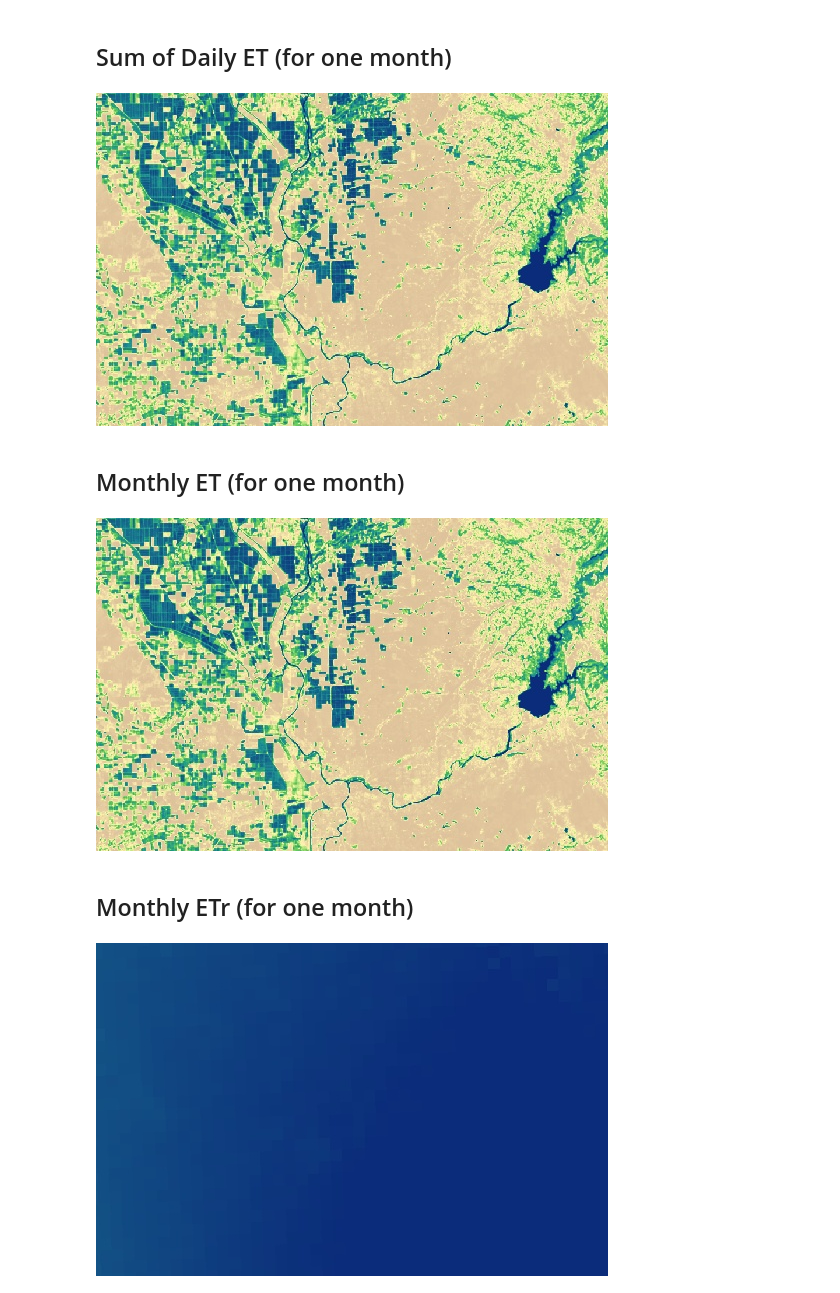
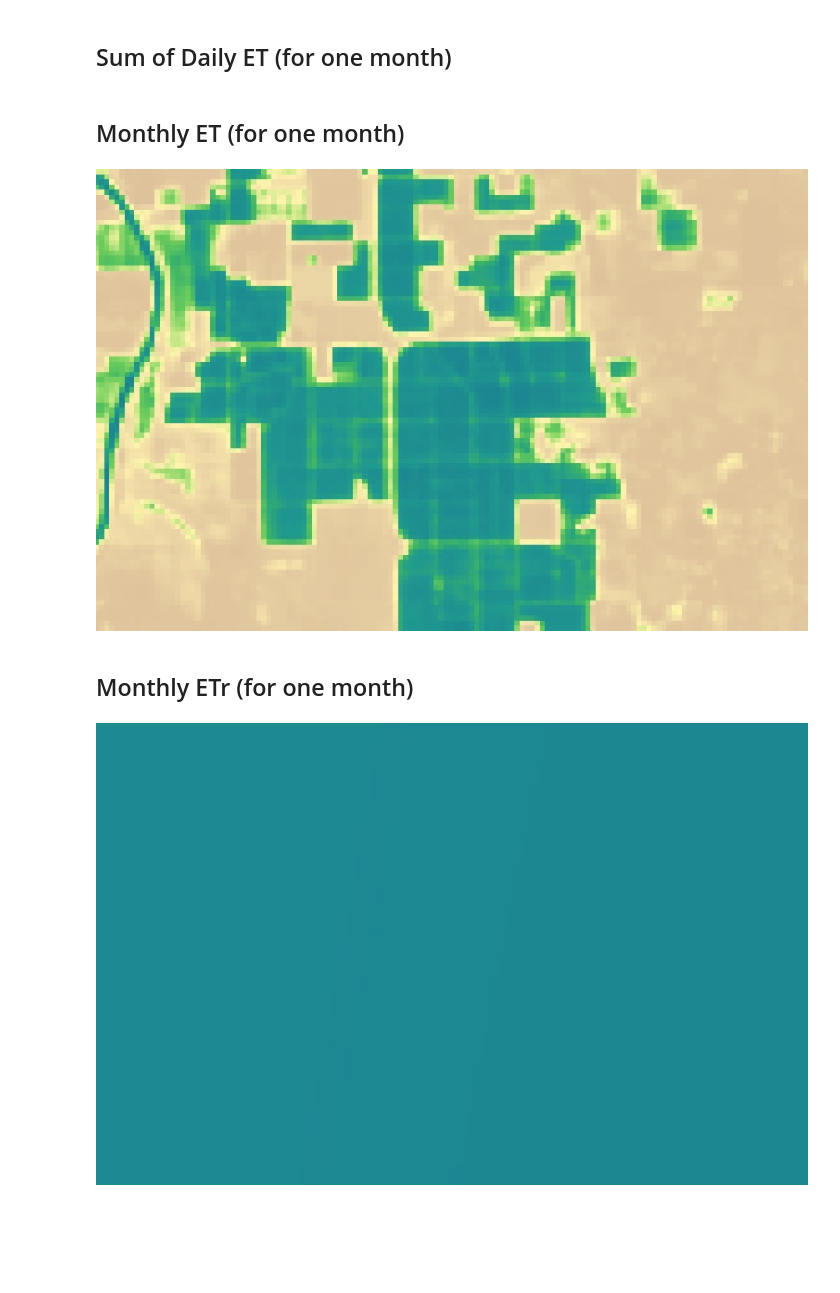
Before and after one commit to Open-ET/openet-ssebop, a Jupyter notebook: examples/collection_interpolate.ipynb, the cells around one changed output. Cells and saved outputs as stored; diff of their text form; code cells hidden in the pictures; blank space fills up the shorter version.

```diff
--- a/examples/collection_interpolate.ipynb
+++ b/examples/collection_interpolate.ipynb
@@ -22,10 +25,14 @@ et_palette = [
 # %%
 collections = ['LANDSAT/LC08/C01/T1_TOA']
 
-etr_source = 'projects/climate-engine/cimis/daily'
-etr_band = 'ETr_ASCE'
-# etr_source = 'IDAHO_EPSCOR/GRIDMET'
-# etr_band = 'etr'
+et_reference_source = 'projects/climate-engine/cimis/daily'
+et_reference_band = 'ETo_ASCE'
+et_reference_factor=1.0
+et_reference_resample='bilinear'
+# et_reference_source = 'IDAHO_EPSCOR/GRIDMET'
+# et_reference_band = 'eto'
+# et_reference_factor=0.85
+# et_reference_resample='bilinear'
 
 # Date range you want to aggregate ET over
 # End date is inclusive (like filterDate() calls)
@@ -41,19 +48,23 @@ interp_days = 32
 # Interpolation method - currently only LINEAR is supported
 interp_method = 'LINEAR'
 
-test_point = ee.Geometry.Point(-121.5265, 38.7399)
-study_area = ee.Geometry.Rectangle(-122.00, 38.50, -121.00, 39.0)
+test_xy = [-121.5265, 38.7399]
+test_point = ee.Geometry.Point(test_xy)
 
-# Hard code the study area and CRS
-study_region = study_area.bounds(1, 'EPSG:4326').coordinates().getInfo()
+study_area = ee.Geometry.Rectangle(
+    test_xy[0] - 0.08, test_xy[1] - 0.04,
+    test_xy[0] + 0.08, test_xy[1] + 0.04)
+study_region = study_area.bounds(1, 'EPSG:4326')
 study_crs = 'EPSG:32610'
 # %% [markdown]
 ## Build the collection object
 # %%
 model_obj = model.Collection(
     collections=collections,
-    etr_source=etr_source,
-    etr_band=etr_band,
+    et_reference_source=et_reference_source,
+    et_reference_band=et_reference_band,
+    et_reference_factor=et_reference_factor,
+    et_reference_resample=et_reference_resample,
     start_date=start_date,
     end_date=end_date,
     geometry=test_point,
@@ -115,12 +110,12 @@ dtype: float64
 # %% [markdown]
 ## Interpolate Monthly ET
 # %%
-et_monthly_coll = model_obj.interpolate(
+monthly_coll = model_obj.interpolate(
     t_interval='monthly',
     variables=['et', 'et_reference', 'et_fraction'],
     interp_method=interp_method,
     interp_days=interp_days,
 )
-et_monthly_df = get_region_df(et_monthly_coll.getRegion(test_point, scale=30).getInfo())
-pprint.pprint(et_monthly_df)
+monthly_df = get_region_df(monthly_coll.getRegion(test_point, scale=30).getInfo())
+pprint.pprint(monthly_df)
 # %% [output]
@@ -129,27 +124,28 @@ pprint.pprint(et_monthly_df)
 # %% [markdown]
 ## Sum of Daily ET (for one month)
 # %%
-Image(url=ee.Image(et_daily_coll.select(['et']).sum())\
-        .reproject(crs=study_crs, scale=100)\
-        .getThumbURL({'min': 0.0, 'max': 300, 'palette': et_palette, 'region': study_region}),
-      embed=True, format='png')
+# image_url = ee.Image(daily_coll.select(['et']).sum())\
+#     .reproject(crs=study_crs, scale=100)\
+#     .getThumbURL({'min': 0.0, 'max': 300, 'palette': et_palette,
+#                   'region': study_region, 'dimensions': image_size})
+# Image(image_url, embed=True, format='png')
-# %% [output]
-[figure, removed]
 # %% [markdown]
 ## Monthly ET (for one month)
 # %%
-Image(url=ee.Image(et_monthly_coll.select(['et']).sum())\
-        .reproject(crs=study_crs, scale=100)\
-        .getThumbURL({'min': 0.0, 'max': 300, 'palette': et_palette, 'region': study_region}),
-      embed=True, format='png')
+image_url = ee.Image(monthly_coll.select(['et']).sum())\
+    .reproject(crs=study_crs, scale=100)\
+    .getThumbURL({'min': 0.0, 'max': 300, 'palette': et_palette,
+                  'region': study_region, 'dimensions': image_size})
+Image(image_url, embed=True, format='png')
 # %% [output]
-[figure, old version]
+[figure, new version]
 # %% [markdown]
 ## Monthly ETr (for one month)
 # %%
-Image(url=ee.Image(et_monthly_coll.select(['etr']).sum())\
-        .reproject(crs=study_crs, scale=100)\
-        .getThumbURL({'min': 0.0, 'max': 300, 'palette': et_palette, 'region': study_region}),
-      embed=True, format='png')
+image_url = ee.Image(monthly_coll.select(['et_reference']).sum())\
+    .reproject(crs=study_crs, scale=100)\
+    .getThumbURL({'min': 0.0, 'max': 300, 'palette': et_palette,
+                  'region': study_region, 'dimensions': image_size})
+Image(image_url, embed=True, format='png')
 # %% [output]
-[figure, old version]
+[figure, new version]
```
Also changed, not shown: parts of 4 cells of this notebook, 3 other files.
